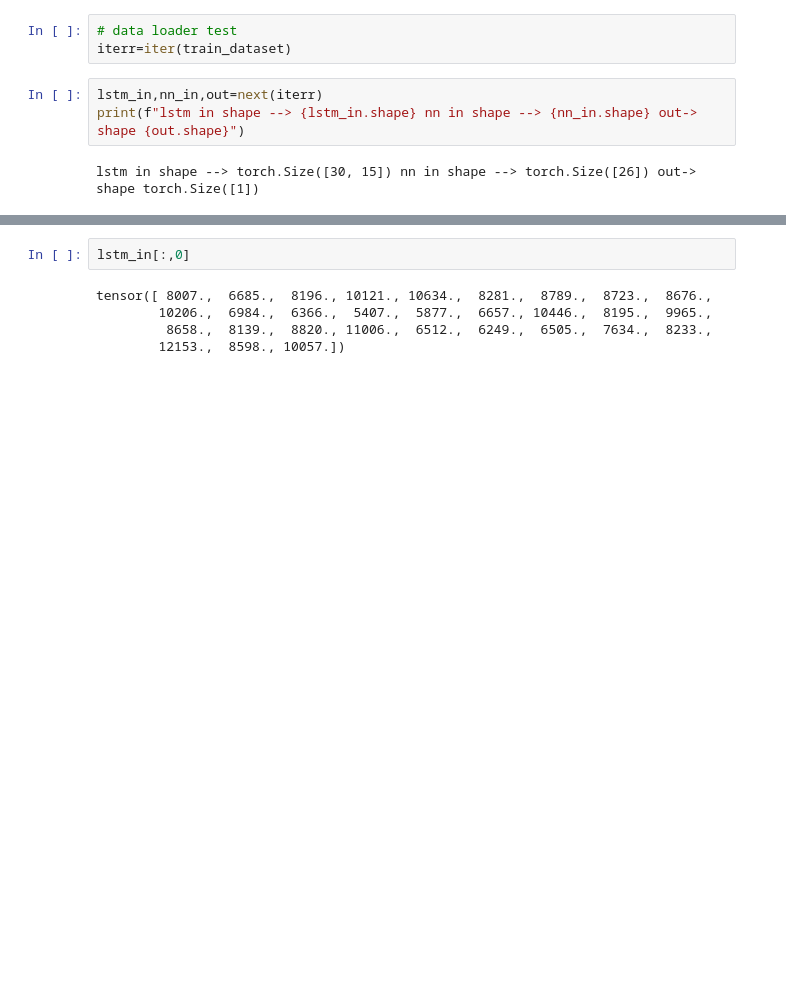
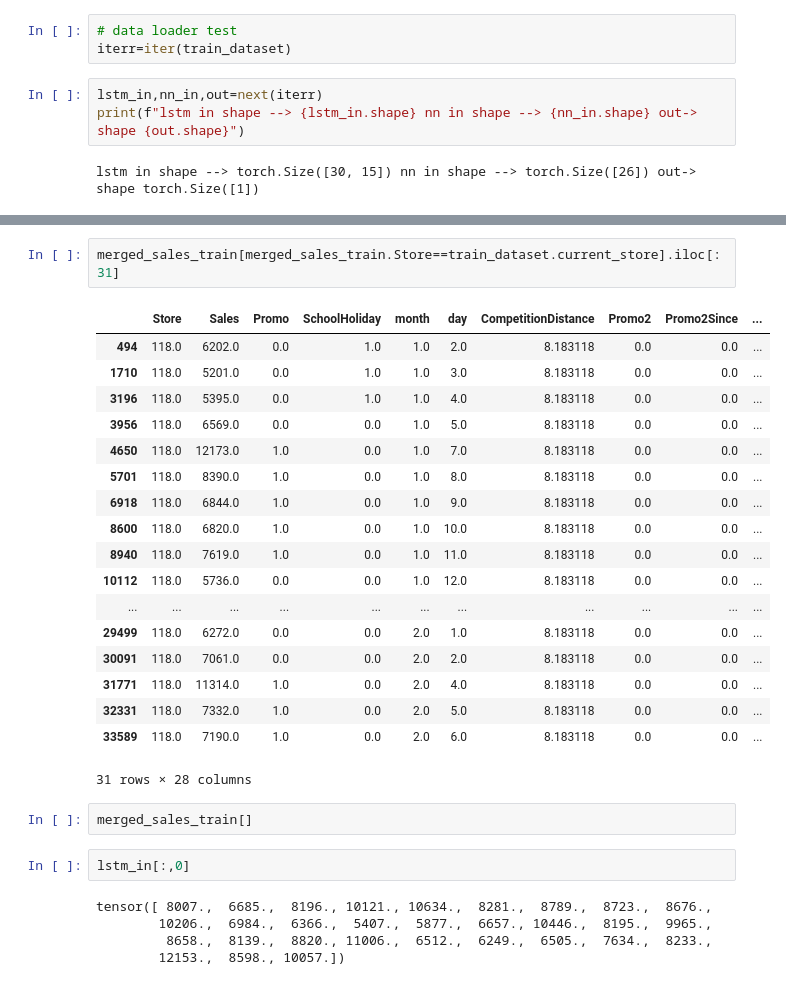
Before and after one commit to ahmedbadr97/Rossmann-Store-Sales, a Jupyter notebook: notebooks/Lstm_model_train.ipynb, the cells around one changed output, grey strips where cells are left out. Cells and saved outputs as stored; diff of their text form; blank space fills up the shorter version.

```diff
--- a/notebooks/Lstm_model_train.ipynb
+++ b/notebooks/Lstm_model_train.ipynb
@@ -228,3 +219,26 @@ train_dataset.current_store
+# %%
+merged_sales_train[merged_sales_train.Store==train_dataset.current_store].iloc[:31]
+# %% [output]
+|  | Store | Sales | Promo | SchoolHoliday | month | day | CompetitionDistance | Promo2 | Promo2Since | ... |
+| 494 | 118.0 | 6202.0 | 0.0 | 1.0 | 1.0 | 2.0 | 8.183118 | 0.0 | 0.0 | ... |
+| 1710 | 118.0 | 5201.0 | 0.0 | 1.0 | 1.0 | 3.0 | 8.183118 | 0.0 | 0.0 | ... |
+| 3196 | 118.0 | 5395.0 | 0.0 | 1.0 | 1.0 | 4.0 | 8.183118 | 0.0 | 0.0 | ... |
+| 3956 | 118.0 | 6569.0 | 0.0 | 0.0 | 1.0 | 5.0 | 8.183118 | 0.0 | 0.0 | ... |
+| 4650 | 118.0 | 12173.0 | 1.0 | 0.0 | 1.0 | 7.0 | 8.183118 | 0.0 | 0.0 | ... |
+| 5701 | 118.0 | 8390.0 | 1.0 | 0.0 | 1.0 | 8.0 | 8.183118 | 0.0 | 0.0 | ... |
+| 6918 | 118.0 | 6844.0 | 1.0 | 0.0 | 1.0 | 9.0 | 8.183118 | 0.0 | 0.0 | ... |
+| 8600 | 118.0 | 6820.0 | 1.0 | 0.0 | 1.0 | 10.0 | 8.183118 | 0.0 | 0.0 | ... |
+| 8940 | 118.0 | 7619.0 | 1.0 | 0.0 | 1.0 | 11.0 | 8.183118 | 0.0 | 0.0 | ... |
+| 10112 | 118.0 | 5736.0 | 0.0 | 0.0 | 1.0 | 12.0 | 8.183118 | 0.0 | 0.0 | ... |
+| ... | ... | ... | ... | ... | ... | ... | ... | ... | ... | ... |
+| 29499 | 118.0 | 6272.0 | 0.0 | 0.0 | 2.0 | 1.0 | 8.183118 | 0.0 | 0.0 | ... |
+| 30091 | 118.0 | 7061.0 | 0.0 | 0.0 | 2.0 | 2.0 | 8.183118 | 0.0 | 0.0 | ... |
+| 31771 | 118.0 | 11314.0 | 1.0 | 0.0 | 2.0 | 4.0 | 8.183118 | 0.0 | 0.0 | ... |
+| 32331 | 118.0 | 7332.0 | 1.0 | 0.0 | 2.0 | 5.0 | 8.183118 | 0.0 | 0.0 | ... |
+| 33589 | 118.0 | 7190.0 | 1.0 | 0.0 | 2.0 | 6.0 | 8.183118 | 0.0 | 0.0 | ... |
+31 rows × 28 columns
+# %%
+merged_sales_train[]
 # %%
 lstm_in[:,0]
 # %% [output]
```
Also changed, not shown: parts of 16 cells of this notebook, 2 other files.
